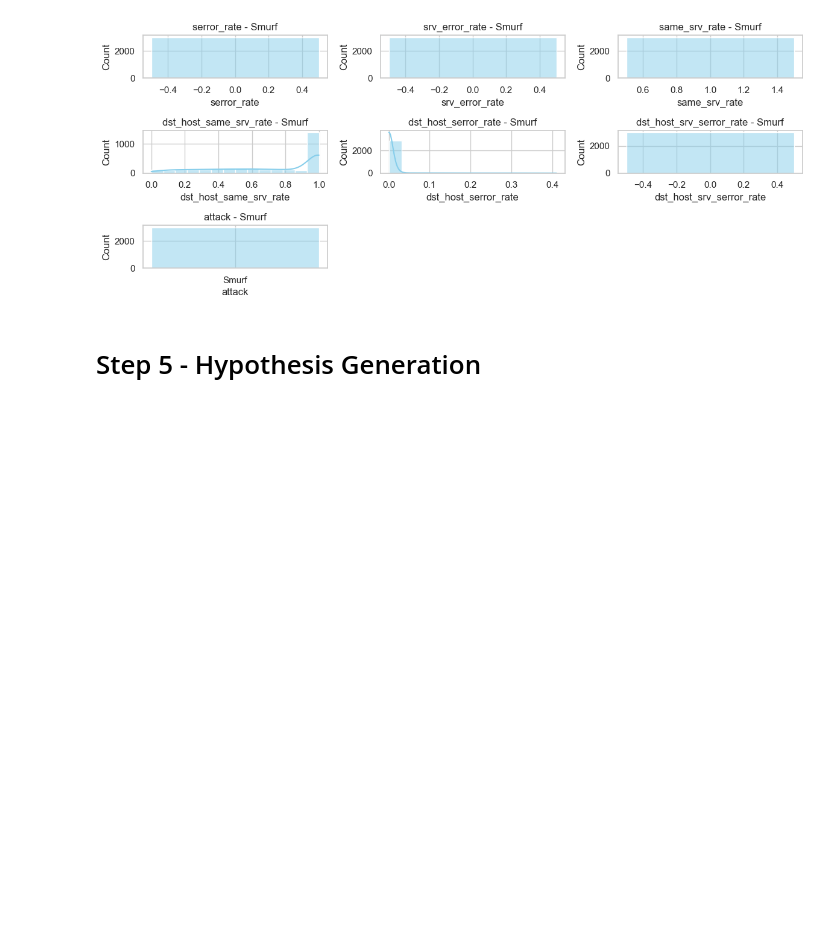
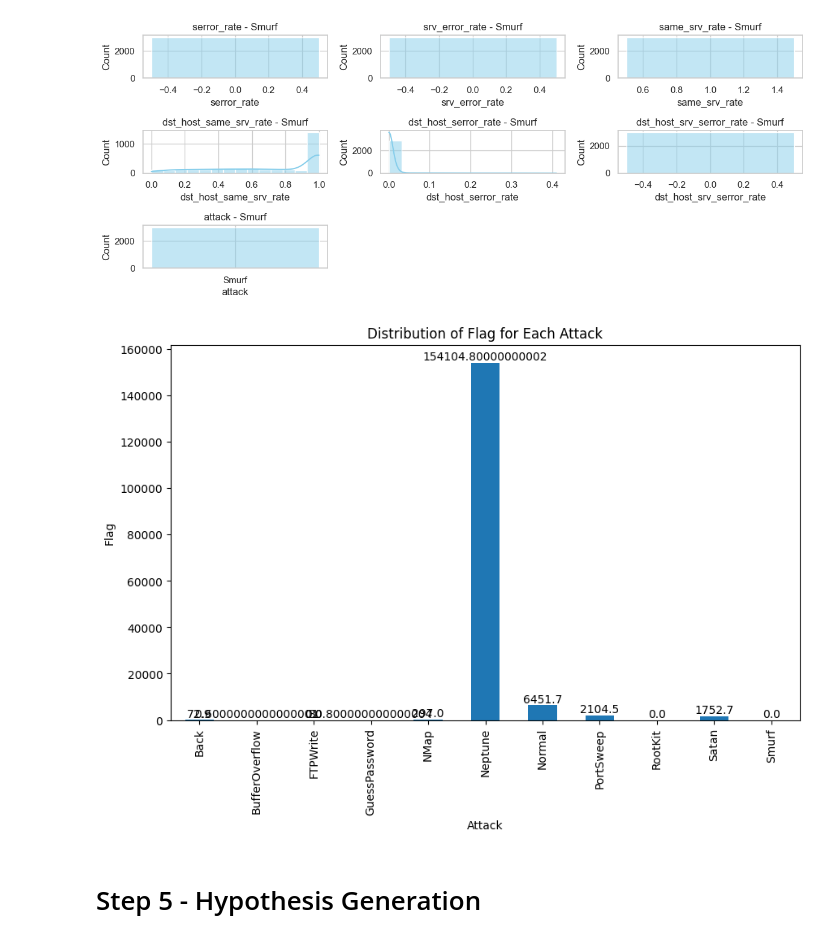
Before and after one commit to Sothirich/data_science_cyber-data-set, a Jupyter notebook: 2. Data-Exploration.ipynb, the cells around one changed output. Saved outputs shown, nothing was run; the diff lists cells and outputs as text; code cells hidden in the pictures; blank space fills up the shorter version.

Commit message:
visualized flags

```diff
--- a/2. Data-Exploration.ipynb
+++ b/2. Data-Exploration.ipynb
@@ -227,5 +227,28 @@ for attack_type in attack_types:
 [figure]
 [figure]
 [figure]
+# %%
+# sothirich
+
+# Group the data by the 'attack' column and calculate the sum of 'flags' for each group
+grouped_data = df.groupby('attack')['flag'].sum()
+
+# Plotting the bar chart
+plt.figure(figsize=(10, 6))
+grouped_data.plot(kind='bar')
+
+# Add labels and title
+plt.xlabel('Attack')
+plt.ylabel('Flag')
+plt.title('Distribution of Flag for Each Attack')
+
+# Add value labels on each bar
+for idx, val in enumerate(grouped_data):
+    plt.text(idx, val, str(val), ha='center', va='bottom')
+
+# Show the bar chart
+plt.show()
+# %% [output]
+[figure, added]
 # %% [markdown]
 # Step 5 - Hypothesis Generation
```
